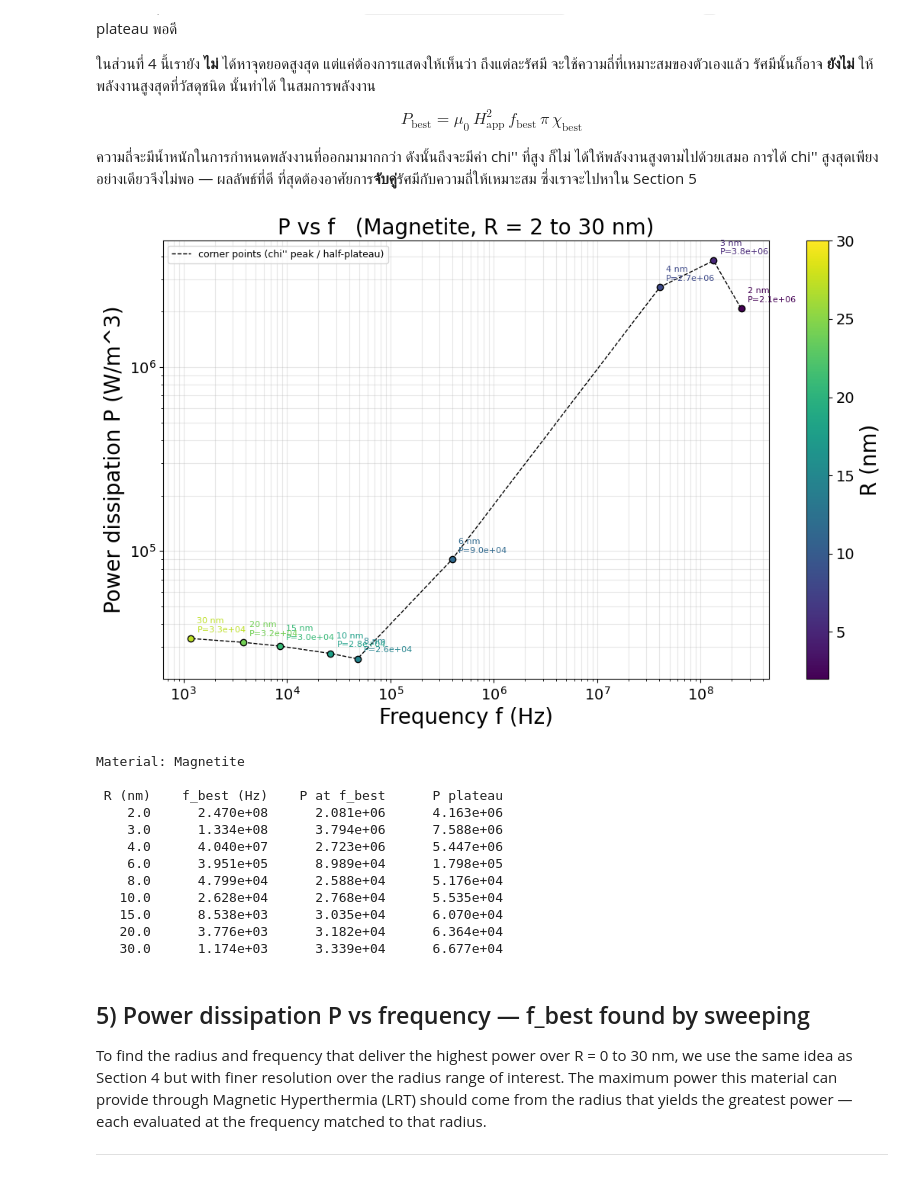
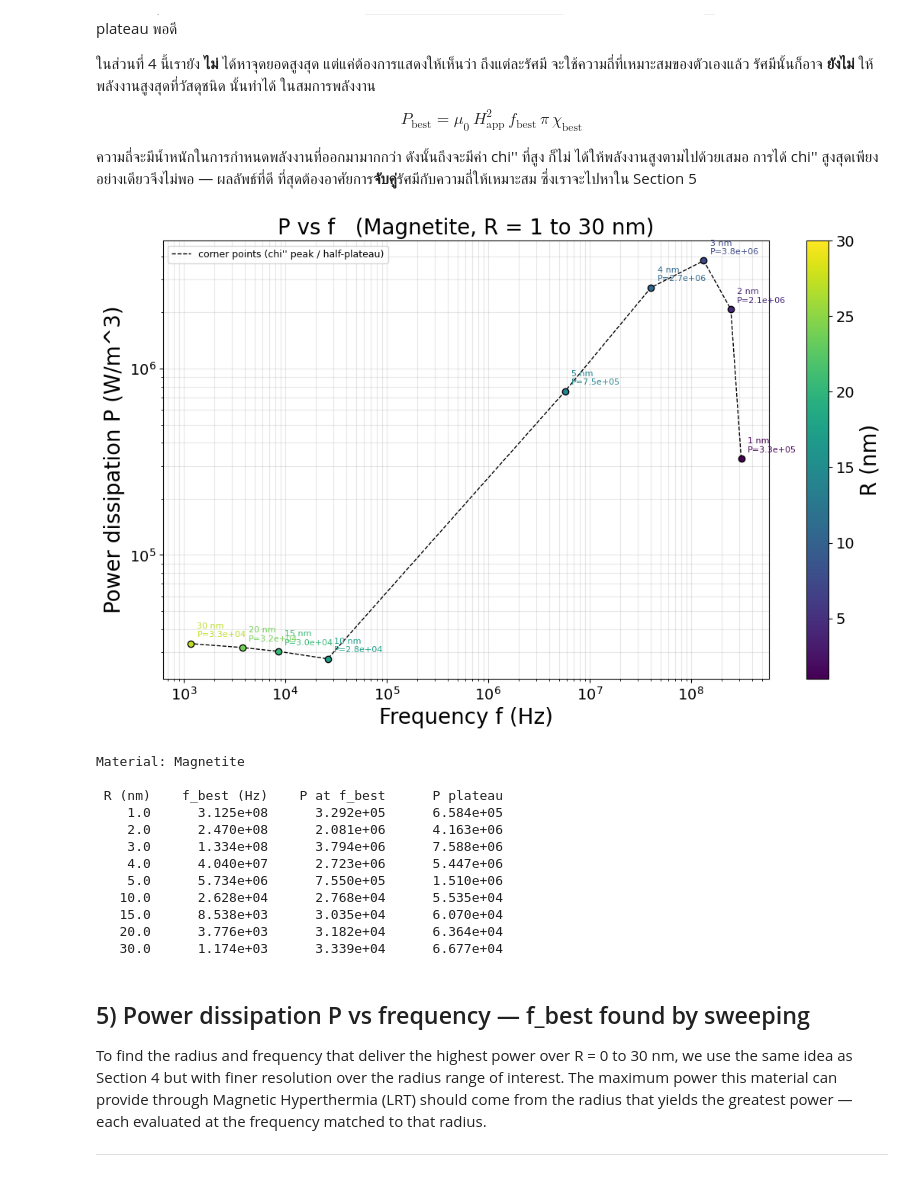
Before and after one commit to b00001/sciusproject-hyperthermia, a Jupyter notebook: week3_2.ipynb, the cells around one changed output. Saved outputs shown, nothing was run; the diff lists cells and outputs as text; code cells hidden in the pictures.

```diff
--- a/week3_2.ipynb
+++ b/week3_2.ipynb
@@ -369,7 +368,7 @@ Mat = PF_MAT
 Ms  = materials[Mat]['Ms']; K = materials[Mat]['K']
 Cp  = materials[Mat]['Cp']; rho = materials[Mat]['rho']
 
-R_nm = np.array([2, 3, 4, 6,8,10,15, 20,30], dtype=float)
+R_nm = np.array([1,2,3,4,5,10,15,20,30], dtype=float)
 f_grid  = np.logspace(F_LO_DEC, F_HI_DEC, 1000)
 omega   = 2 * np.pi * f_grid
 R_colors = plt.cm.viridis(np.linspace(0, 0.9, len(R_nm)))
@@ -400,42 +399,42 @@ for Rv_nm in R_nm:
     P_plat_all[Rv_nm] = 2 * P_best     # plateau
 
 # ---------- plot ----------
 plt.figure(figsize=(11, 7))
 for c, Rv_nm in zip(R_colors, R_nm):
     # Removed: plt.plot(f_grid, P_all[Rv_nm], color=c, linewidth=1.5)
     fb, pb = f_best_all[Rv_nm], P_best_all[Rv_nm]
     plt.plot(fb, pb, 'o', color=c, markersize=6, markeredgecolor='black', zorder=5)
     if len(R_nm) <= 12: # Add annotation only if there are a manageable number of points
         plt.annotate(f'{Rv_nm:.0f} nm\nP={pb:.1e}', (fb, pb),
                      textcoords='offset points', xytext=(6, 6), fontsize=8, color=c)
 plt.plot(list(f_best_all.values()), list(P_best_all.values()),
          'k--', linewidth=1, label="corner points (chi'' peak / half-plateau)")
 plt.xscale('log'); plt.yscale('log')
 plt.xlabel('Frequency f (Hz)', fontsize=20)
 plt.ylabel('Power dissipation P (W/m^3)', fontsize=20)
 plt.title(f'P vs f   ({Mat}, R = {R_nm[0]:.0f} to {R_nm[-1]:.0f} nm)', fontsize=20)
 plt.grid(True, which='both', alpha=0.3)
 sm = ScalarMappable(norm=Normalize(vmin=R_nm.min(), vmax=R_nm.max()), cmap='viridis'); sm.set_array([])
 plt.colorbar(sm, ax=plt.gca(), label='R (nm)')
 plt.legend(fontsize=9)
 plt.tight_layout()
 plt.show()
 
 # ---------- table ----------
 print(f"Material: {Mat}\n")
 print(f"{'R (nm)':>7s} {'f_best (Hz)':>14s} {'P at f_best':>14s} {'P plateau':>14s}")
 for Rv_nm in R_nm:
     print(f"{Rv_nm:7.1f} {f_best_all[Rv_nm]:14.3e} {P_best_all[Rv_nm]:14.3e} {P_plat_all[Rv_nm]:14.3e}")
 # %% [output]
-[figure, old version]
+[figure, new version]
 Material: Magnetite
 
  R (nm)    f_best (Hz)    P at f_best      P plateau
+    1.0      3.125e+08      3.292e+05      6.584e+05
     2.0      2.470e+08      2.081e+06      4.163e+06
     3.0      1.334e+08      3.794e+06      7.588e+06
     4.0      4.040e+07      2.723e+06      5.447e+06
-    6.0      3.951e+05      8.989e+04      1.798e+05
-    8.0      4.799e+04      2.588e+04      5.176e+04
+    5.0      5.734e+06      7.550e+05      1.510e+06
    10.0      2.628e+04      2.768e+04      5.535e+04
    15.0      8.538e+03      3.035e+04      6.070e+04
    20.0      3.776e+03      3.182e+04      6.364e+04
```
Also changed, not shown: parts of 3 cells of this notebook.
